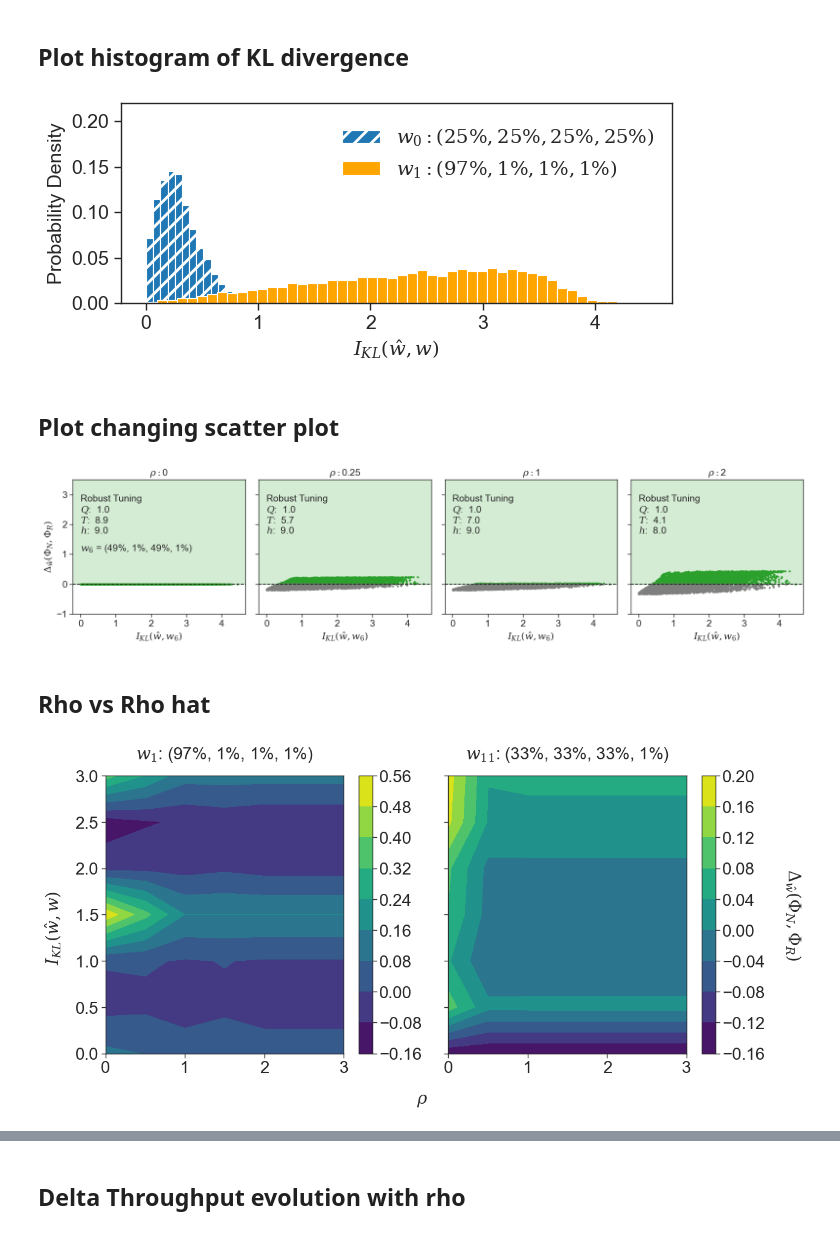
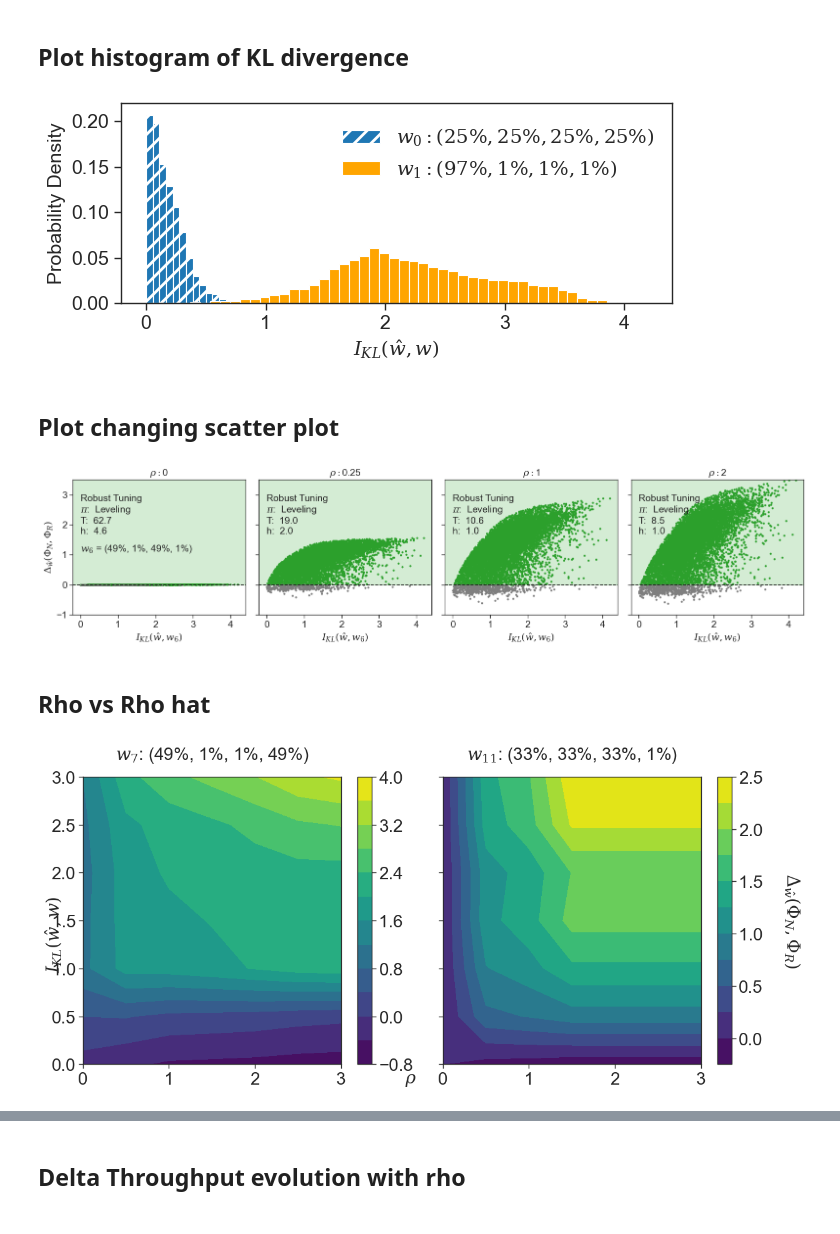
Before and after one commit to ephoris/endure-jupyter, a Jupyter notebook: viz-notebooks/00_cost_model_plots.ipynb, the cells around one changed output, grey strips where cells are left out. Saved outputs shown, nothing was run; the diff lists cells and outputs as text; code cells hidden in the pictures.

Commit message:
Add entry size experiment

```diff
--- a/viz-notebooks/00_cost_model_plots.ipynb
+++ b/viz-notebooks/00_cost_model_plots.ipynb
@@ -28,7 +28,8 @@ from data.io import Reader
 # %%
 config = Reader.read_config('../../endure.toml')
 # %%
-df_og = pd.read_parquet('/Users/ndhuynh/sandbox/data/exp01.parquet')
+# df_og = pd.read_parquet('/Users/ndhuynh/sandbox/data/exp01.parquet')
+df_og = pd.read_csv('/Users/ndhuynh/sandbox/data/experiment_01.csv')
 # df_og = pd.read_csv('/Users/ndhuynh/sandbox/data/exp01_y1.csv')
 df_og['robust_cost'] = np.around(df_og['robust_cost'], 4)
 df_og['nominal_cost'] = np.around(df_og['nominal_cost'], 4)
@@ -111,7 +111,7 @@ fig, axes = plot_overlapping_histogram(df)
 set_size(fig, width=3.33 * 2, height=2 * 1.5)
 save_fig(fig, "KL_divergence_histogram.pdf")
 # %% [output]
-[figure, old version]
+[figure, new version]
 # %% [markdown]
 ## Plot changing scatter plot
 # %%
@@ -125,9 +125,9 @@ def plot_three_scatterplots(df, workload_idx=11, rhos=[0, 0.25, 1, 2]):
         dfs.append(df[df.robust_rho == rho])
 
     for i in range(len(rhos)):
-        robust_policy = np.around(dfs[i].iloc[0].robust_Q, 1)
+        robust_policy = 'Leveling' if dfs[i].iloc[0].robust_is_leveling_policy else 'Tiering'
         robust_T = np.around(dfs[i].iloc[0].robust_T, 1)
-        robust_h = np.around(dfs[i].iloc[0].robust_h)
+        robust_h = np.around(dfs[i].iloc[0].robust_m_filt / dfs[i].iloc[0].N, 1)
 
         df_pos = dfs[i][dfs[i].delta_throughput >= 0]
         df_neg = dfs[i][dfs[i].delta_throughput < 0]
@@ -142,10 +142,11 @@ def plot_three_scatterplots(df, workload_idx=11, rhos=[0, 0.25, 1, 2]):
         axes[i].set_title(r'$\rho:${}'.format(rhos[i]))
         rect = mpatches.Rectangle((-1, 0), 6, 4, linewidth=1, color='tab:green', fill=True, alpha=0.20)
         axes[i].add_patch(rect)
-        axes[i].text(0, 1.7, f'Robust Tuning\n$Q$:  {robust_policy}\n$T$:  {robust_T}\n$h$:  {robust_h}')
+        axes[i].text(0, 1.7, f'Robust Tuning\n$\pi$:  {robust_policy}\nT:  {robust_T}\nh:  {robust_h}')
 
-    z0, z1, q, w = df[['z0', 'z1', 'q', 'w']].iloc[0]
-    wl_str = f'({z0:.0%}, {z1:.0%}, {q:.0%}, {w:.0%})'
+    wl = eval(df['w'].iloc[0])
+    wl = [wl['z0'], wl['z1'], wl['q'], wl['w']]
+    wl_str = f'({wl[0]:.0%}, {wl[1]:.0%}, {wl[2]:.0%}, {wl[3]:.0%})'
     axes[0].text(0, 1.1, '$w_{' + str(workload_idx) + '}$ = ' + wl_str)
     return fig, axes
 # %%
@@ -154,7 +155,7 @@ fig, axes = plot_three_scatterplots(df, workload_idx=6)
 set_size(fig, width=2*8, height=2*(2))
 save_fig(fig, "scatterplot_evolution_rho.pdf")
 # %% [output]
-[figure, old version]
+[figure, new version]
 # %%
 # for wl_idx in range(18):
 #     fig, axes = plot_three_scatterplots(df, workload_idx=wl_idx)
@@ -215,7 +217,8 @@ def plot_rho_vs_rho_hat_row(df, workloads=[7,11]):
     for idx in range(2):
         plt.sca(axes[idx])
         df0 = df[df.workload_idx == workloads[idx]]
-        z0, z1, q, w = df0[['z0', 'z1', 'q', 'w']].iloc[0]
+        w = eval(df[df.workload_idx == workloads[idx]].iloc[0].w)
+        w = [int(x*100) for x in w.values()]
 
         x1 = np.arange(0, 3.5, 0.5)
         y1 = np.arange(0, 3.5, 0.5)
@@ -227,18 +230,18 @@ def plot_rho_vs_rho_hat_row(df, workloads=[7,11]):
             c.set_rasterized(True)
         cbar = plt.colorbar()
         cbar.ax.get_yaxis().labelpad = 10
-        plt.title(f'$w_{{{workloads[idx]}}}$: ' + f'({z0:.0%}, {z1:.0%}, {q:.0%}, {w:.0%})', pad=20)
-    fig.supxlabel(r'$\rho$', y=0.05)
-    fig.supylabel(r'$I_{KL}(\hat{w}, w)$', x=0.03)
+        plt.title(f'$w_{{{workloads[idx]}}}$: ' + r'({}%, {}%, {}%, {}%)'.format(w[0], w[1], w[2], w[3]), pad=20)
+    fig.supxlabel(r'$\rho$', y=0.13)
+    fig.supylabel(r'$I_{KL}(\hat{w}, w)$', x=0.06)
     cbar.set_label('$\Delta_{\hat{w}}(\Phi_N, \Phi_R)$', rotation=270, labelpad=45)
     return fig, axes
 # %%
 set_style(fsz=20)
-fig, axes = plot_rho_vs_rho_hat_row(df, [1, 11])
+fig, axes = plot_rho_vs_rho_hat_row(df, [7, 11])
 set_size(fig, width=4*3.33, height=4*1.66)
 # save_fig(fig, "rho_vs_rho_hat.pdf")
 # %% [output]
-[figure, old version]
+[figure, new version]
 # %%
 df.sort_values(by='delta_throughput')
 # %% [output]
```
Also changed, not shown: parts of 8 cells of this notebook, 2 other files.
